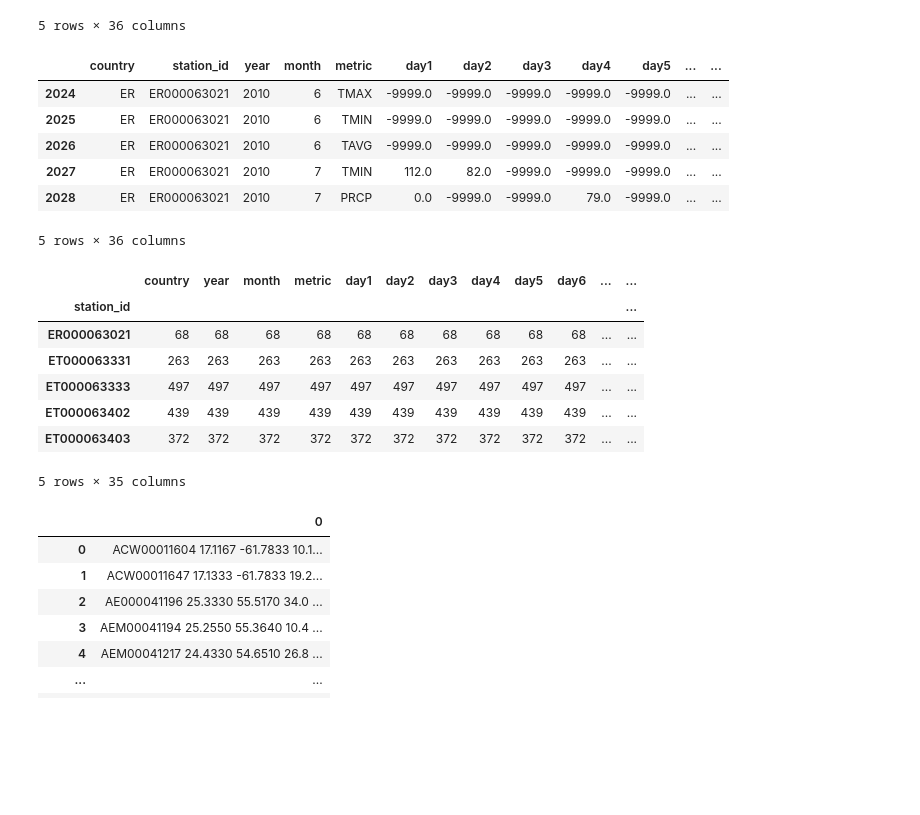
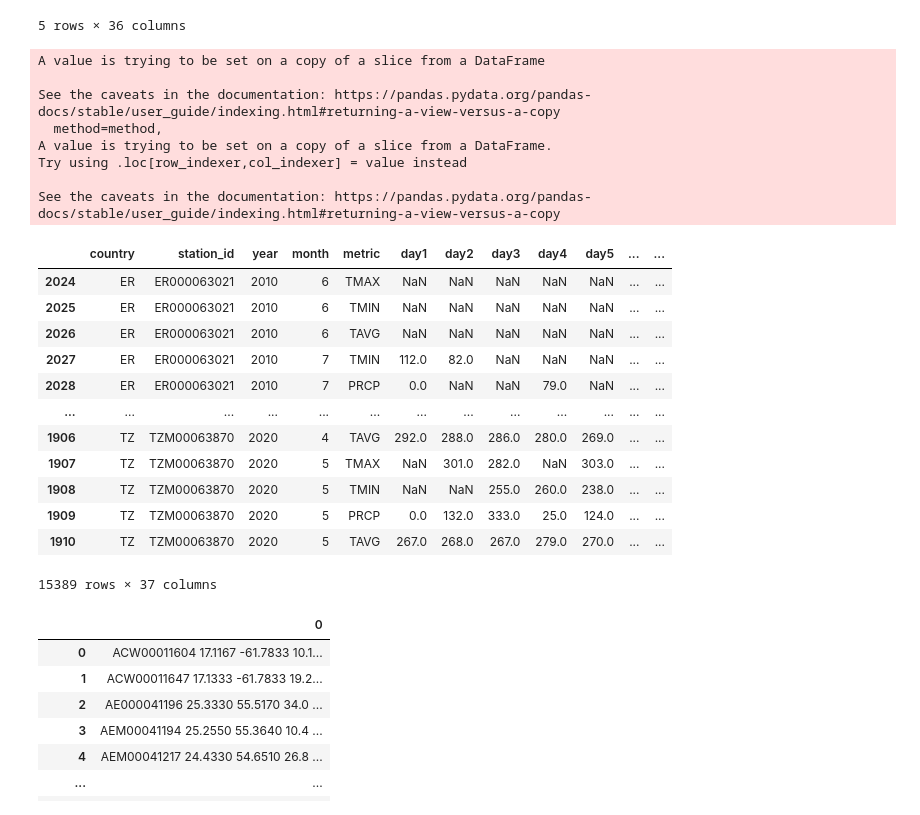
Before and after one commit to mrmauer/predicting_hunger, a Jupyter notebook: weather/Weather Data.ipynb, the cells around one changed output. Drawn from its saved outputs; the diff is of its cells as text; code cells hidden in the pictures; blank space fills up the shorter version.

```diff
--- a/weather/Weather Data.ipynb
+++ b/weather/Weather Data.ipynb
@@ -92,31 +92,39 @@ wdf.head()
 | 4 | ER | ER000063021 | 1943 | 05 | TMAX | 230.0 | 220.0 | 220.0 | 190.0 | 230.0 | ... | ... |
 5 rows × 36 columns
 # %%
-# Convert the year and month to datetime and then keep only the post 2008 data.
+# Convert the year and month to datetime and then keep only the post 2008 data. Assign NaNs and compute monthly means.
 wdf['year'] = pd.to_datetime(wdf['year'], format='%Y').dt.year
 wdf['month'] = pd.to_datetime(wdf['month'], format='%m').dt.month
 wdf2008 = wdf[wdf['year']>2008]
-wdf2008.head()
+wdf2008.replace(-9999.0, np.NaN, inplace = True)
+wdf2008["mm_mean"] = wdf2008.iloc[:,4:36].mean(1)
+wdf2008 = wdf2008[wdf2008['metric']!='SNWD']
+wdf2008
 # %% [output]
+A value is trying to be set on a copy of a slice from a DataFrame
+
+See the caveats in the documentation: https://pandas.pydata.org/pandas-docs/stable/user_guide/indexing.html#returning-a-view-versus-a-copy
+  method=method,
+A value is trying to be set on a copy of a slice from a DataFrame.
+Try using .loc[row_indexer,col_indexer] = value instead
+
+See the caveats in the documentation: https://pandas.pydata.org/pandas-docs/stable/user_guide/indexing.html#returning-a-view-versus-a-copy
 |  | country | station_id | year | month | metric | day1 | day2 | day3 | day4 | day5 | ... | ... |
-| 2024 | ER | ER000063021 | 2010 | 6 | TMAX | -9999.0 | -9999.0 | -9999.0 | -9999.0 | -9999.0 | ... | ... |
-| 2025 | ER | ER000063021 | 2010 | 6 | TMIN | -9999.0 | -9999.0 | -9999.0 | -9999.0 | -9999.0 | ... | ... |
-| 2026 | ER | ER000063021 | 2010 | 6 | TAVG | -9999.0 | -9999.0 | -9999.0 | -9999.0 | -9999.0 | ... | ... |
-| 2027 | ER | ER000063021 | 2010 | 7 | TMIN | 112.0 | 82.0 | -9999.0 | -9999.0 | -9999.0 | ... | ... |
-| 2028 | ER | ER000063021 | 2010 | 7 | PRCP | 0.0 | -9999.0 | -9999.0 | 79.0 | -9999.0 | ... | ... |
+| 2024 | ER | ER000063021 | 2010 | 6 | TMAX | NaN | NaN | NaN | NaN | NaN | ... | ... |
+| 2025 | ER | ER000063021 | 2010 | 6 | TMIN | NaN | NaN | NaN | NaN | NaN | ... | ... |
+| 2026 | ER | ER000063021 | 2010 | 6 | TAVG | NaN | NaN | NaN | NaN | NaN | ... | ... |
+| 2027 | ER | ER000063021 | 2010 | 7 | TMIN | 112.0 | 82.0 | NaN | NaN | NaN | ... | ... |
+| 2028 | ER | ER000063021 | 2010 | 7 | PRCP | 0.0 | NaN | NaN | 79.0 | NaN | ... | ... |
+| ... | ... | ... | ... | ... | ... | ... | ... | ... | ... | ... | ... | ... |
+| 1906 | TZ | TZM00063870 | 2020 | 4 | TAVG | 292.0 | 288.0 | 286.0 | 280.0 | 269.0 | ... | ... |
+| 1907 | TZ | TZM00063870 | 2020 | 5 | TMAX | NaN | 301.0 | 282.0 | NaN | 303.0 | ... | ... |
+| 1908 | TZ | TZM00063870 | 2020 | 5 | TMIN | NaN | NaN | 255.0 | 260.0 | 238.0 | ... | ... |
+| 1909 | TZ | TZM00063870 | 2020 | 5 | PRCP | 0.0 | 132.0 | 333.0 | 25.0 | 124.0 | ... | ... |
+| 1910 | TZ | TZM00063870 | 2020 | 5 | TAVG | 267.0 | 268.0 | 267.0 | 279.0 | 270.0 | ... | ... |
-5 rows × 36 columns
+15389 rows × 37 columns
 # %%
 # We have data for 53 stations across 6 countries.
-wdf2008.groupby('station_id').count().head()
+#wdf2008.groupby('station_id').count()
-# %% [output]
-|  | country | year | month | metric | day1 | day2 | day3 | day4 | day5 | day6 | ... | ... |
-| station_id |  |  |  |  |  |  |  |  |  |  |  | ... |
-| ER000063021 | 68 | 68 | 68 | 68 | 68 | 68 | 68 | 68 | 68 | 68 | ... | ... |
-| ET000063331 | 263 | 263 | 263 | 263 | 263 | 263 | 263 | 263 | 263 | 263 | ... | ... |
-| ET000063333 | 497 | 497 | 497 | 497 | 497 | 497 | 497 | 497 | 497 | 497 | ... | ... |
-| ET000063402 | 439 | 439 | 439 | 439 | 439 | 439 | 439 | 439 | 439 | 439 | ... | ... |
-| ET000063403 | 372 | 372 | 372 | 372 | 372 | 372 | 372 | 372 | 372 | 372 | ... | ... |
-5 rows × 35 columns
 # %%
 # Read stations geodata file into df
 stations_geodata = pd.read_table("ghcnd-stations.txt", header=None)
```
Also changed, not shown: parts of 12 cells of this notebook, 1 other file.
